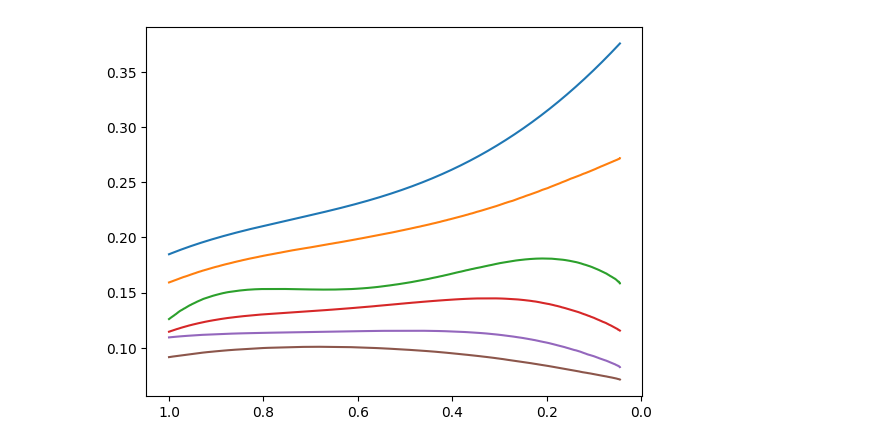
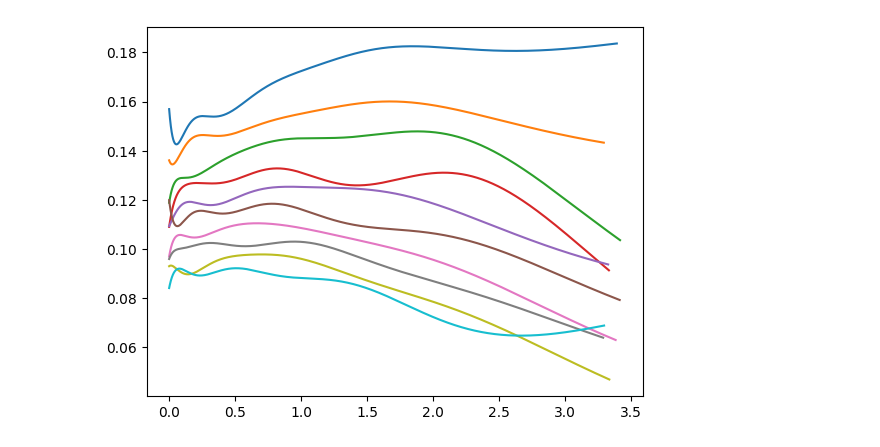
Before and after one commit to tsgaurav/Ising_RSRG, a Jupyter notebook: output/Distribution_Analysis.ipynb, the cells around one changed output. Cells and saved outputs as stored; diff of their text form; code cells hidden in the pictures.

```diff
--- a/output/Distribution_Analysis.ipynb
+++ b/output/Distribution_Analysis.ipynb
@@ -26,5 +36,5 @@ log_file
 # %%
-ts = str(ts_list[0])
+ts = str(ts_list[8])
 
 with open("Ising_2D_output_"+ts+".pkl", "rb") as fp:   # Unpickling
     output_data = pickle.load(fp)
@@ -115,30 +116,31 @@ def process_decimation_type(Omegas, dec_types, poly_degree = 4, convolve_window
     poly_reg_model = LinearRegression()
     poly_reg_model.fit(poly_features, convolved_data)
     y_predicted = poly_reg_model.predict(poly_features)
-    return y_predicted
+    return (-np.log(sorted_Omegas), y_predicted)
 # %%
-for ts in ts_list:
+for ts in ts_list[6:]:
     with open("Ising_2D_output_"+str(ts)+".pkl", "rb") as fp:   # Unpickling
         output_data = pickle.load(fp)
     Omegas = np.array([])
     dec_types = np.array([])
     h_array, J_array = [], []
 
 
     for core, item in enumerate(output_data):
         J_dist_list, h_dist_list, Omega_list_composite, decimation_type_composite = item
         Omegas = np.concatenate((Omegas, Omega_list_composite))
         dec_types = np.concatenate((dec_types, decimation_type_composite))
         if core==0:
             h_array = h_dist_list
             J_array = J_dist_list
 
         else:
             for i in range(len(input_dict['measure_list'])):
                 h_array[i] = np.concatenate((h_array[i], h_dist_list[i]))
                 J_array[i] = np.concatenate((J_array[i], J_dist_list[i]))
-    plt.plot(sorted_Omegas, process_decimation_type(Omegas, dec_types))
-plt.gca().invert_xaxis()
+    plt.plot(*process_decimation_type(Omegas, dec_types, poly_degree=8, convolve_window=100))
+#plt.gca().invert_xaxis()
+#plt.xscale('log')
 #plt.ylim(0, 1)
 # %% [output]
-[figure, old version]
+[figure, new version]
```
Also changed, not shown: parts of 6 cells of this notebook, 3 other files.
